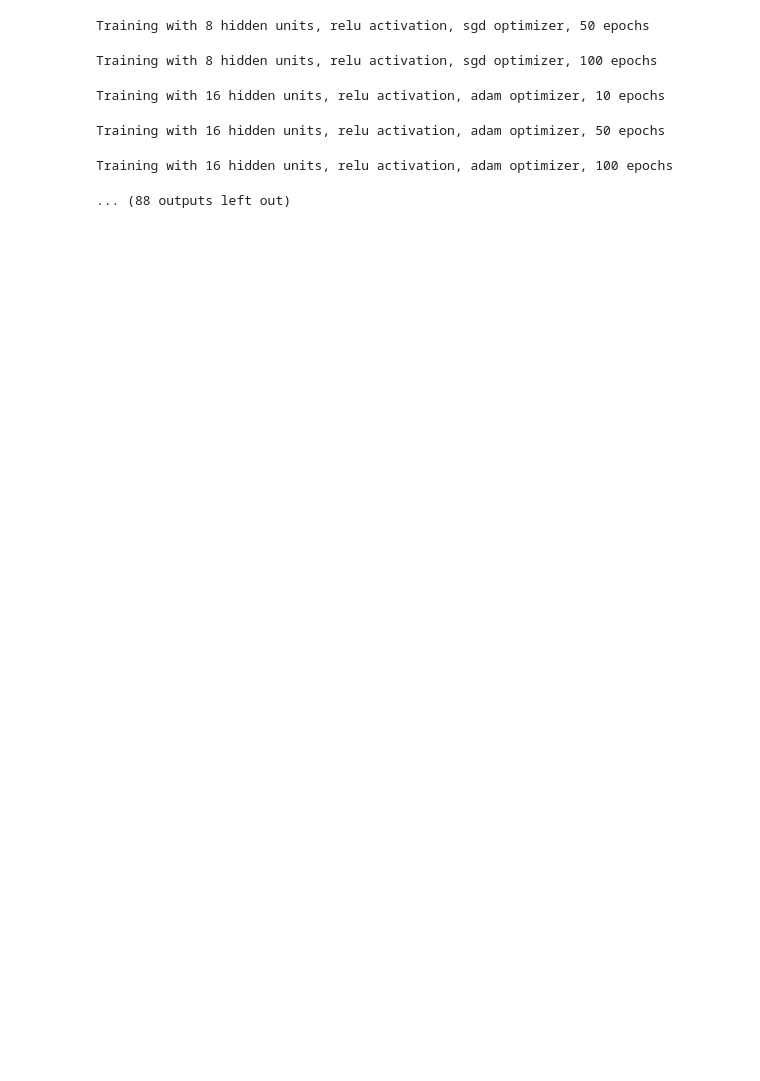
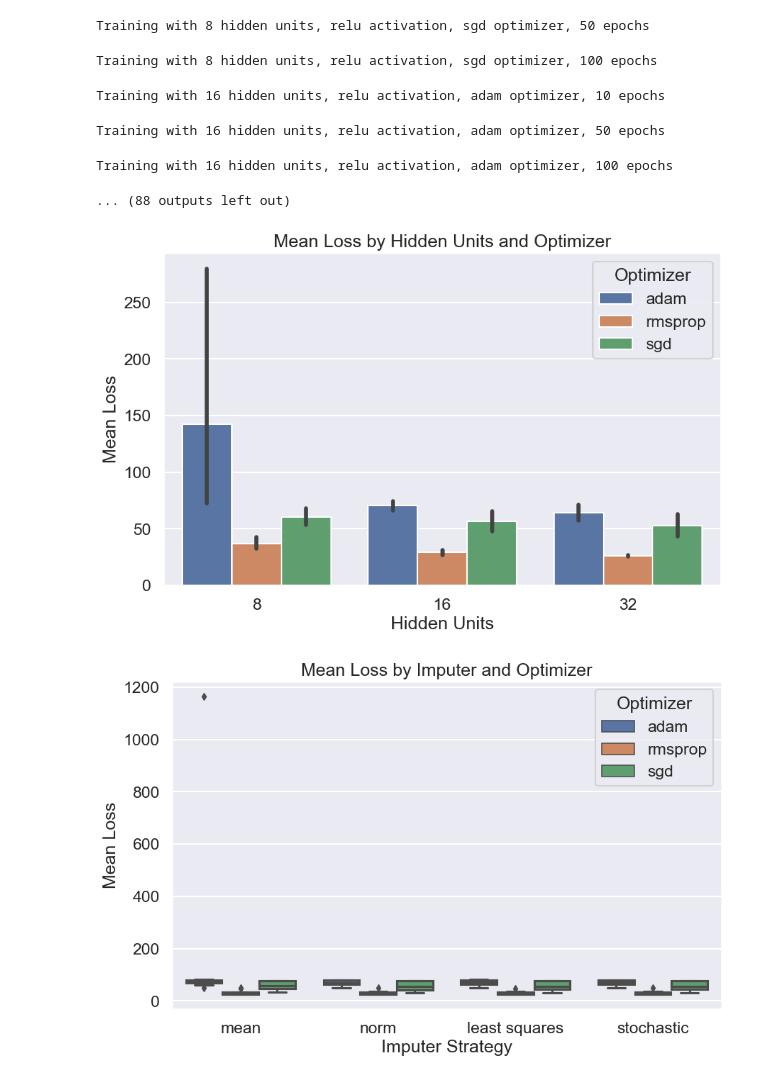
Before and after one commit to pushkarsathe89/na-erdos-fellows-monorepo, a Jupyter notebook: notebooks/plankton_patrol_ChesapeakeBayProject-simpleRNN_PS.ipynb, the cells around one changed output. Cells and saved outputs as stored; diff of their text form; code cells hidden in the pictures; blank space fills up the shorter version.

```diff
--- a/notebooks/plankton_patrol_ChesapeakeBayProject-simpleRNN_PS.ipynb
+++ b/notebooks/plankton_patrol_ChesapeakeBayProject-simpleRNN_PS.ipynb
@@ -268,0 +433,5 @@ Training with 16 hidden units, relu activation, adam optimizer, 100 epochs
+# %%
+plot_losses()
+# %% [output]
+[figure, added]
+[figure, added]
```
Also changed, not shown: parts of 4 cells of this notebook, 1 other file.
